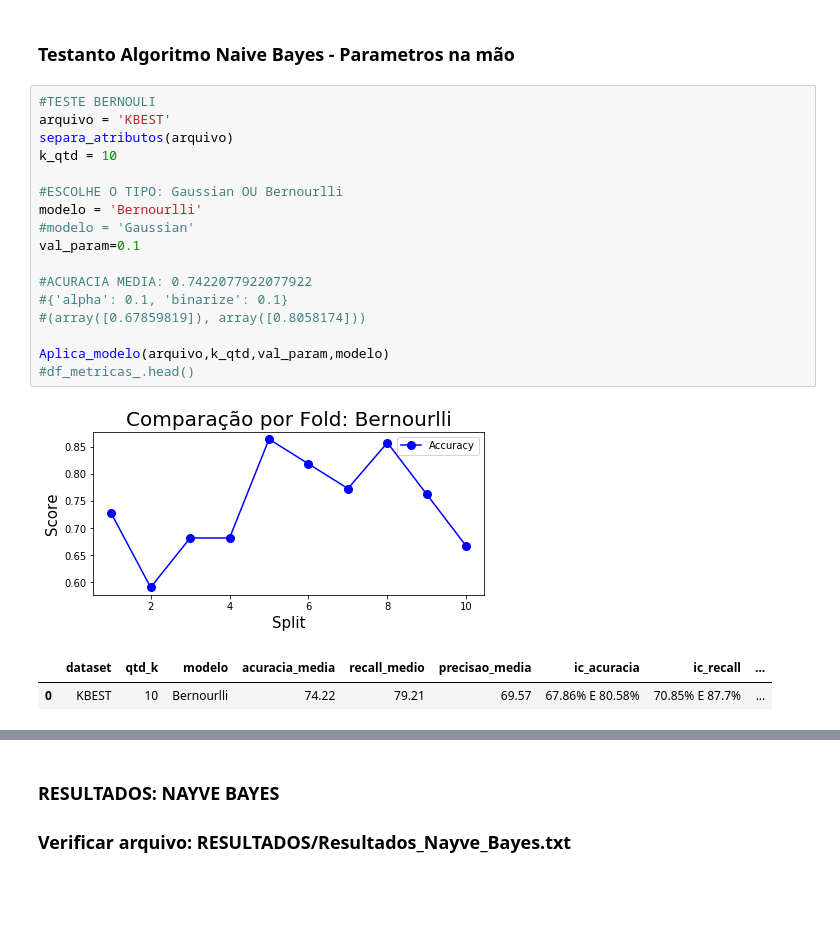
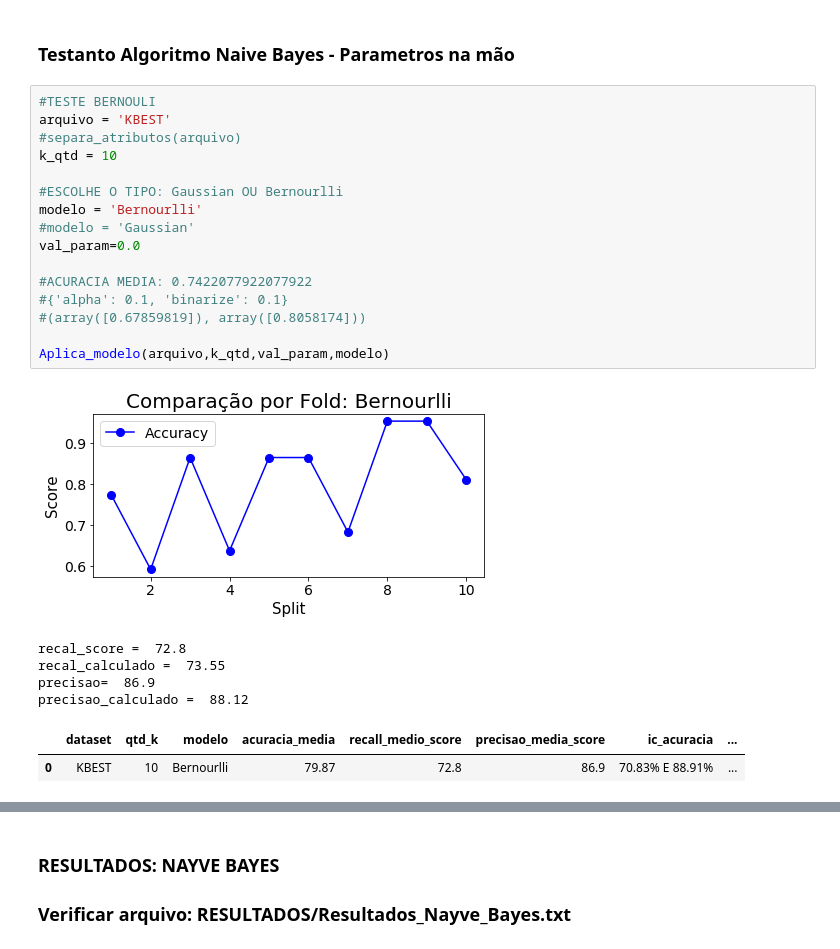
Before and after one commit to diegodedize/Rec_Padroes_PPGI_2020, a Jupyter notebook: NOTEBOOKS/DD_Rec_Padroes_imagens_coronarias.ipynb, the cells around one changed output, grey strips where cells are left out. Drawn from its saved outputs; the diff is of its cells as text; blank space fills up the shorter version.

```diff
--- a/NOTEBOOKS/DD_Rec_Padroes_imagens_coronarias.ipynb
+++ b/NOTEBOOKS/DD_Rec_Padroes_imagens_coronarias.ipynb
@@ -1209,23 +1167,26 @@ def Aplica_modelo(dataset_testado,k_qtd,val_param,modelo):
 # %%
 #TESTE BERNOULI
 arquivo = 'KBEST'
-separa_atributos(arquivo)
+#separa_atributos(arquivo)
 k_qtd = 10
 
 #ESCOLHE O TIPO: Gaussian OU Bernourlli
 modelo = 'Bernourlli'
 #modelo = 'Gaussian'
-val_param=0.1
+val_param=0.0
 
 #ACURACIA MEDIA: 0.7422077922077922
 #{'alpha': 0.1, 'binarize': 0.1}
 #(array([0.67859819]), array([0.8058174]))
 
 Aplica_modelo(arquivo,k_qtd,val_param,modelo)
-#df_metricas_.head()
 # %% [output]
-[figure, old version]
+[figure, new version]
+recal_score =  72.8
+recal_calculado =  73.55
+precisao=  86.9
+precisao_calculado =  88.12
-|  | dataset | qtd_k | modelo | acuracia_media | recall_medio | precisao_media | ic_acuracia | ic_recall | ... |
-| 0 | KBEST | 10 | Bernourlli | 74.22 | 79.21 | 69.57 | 67.86% E 80.58% | 70.85% E 87.7% | ... |
+|  | dataset | qtd_k | modelo | acuracia_media | recall_medio_score | precisao_media_score | ic_acuracia | ... |
+| 0 | KBEST | 10 | Bernourlli | 79.87 | 72.8 | 86.9 | 70.83% E 88.91% | ... |
 # %%
 #TESTE Gaussian
```
Also changed, not shown: parts of 34 cells of this notebook.
